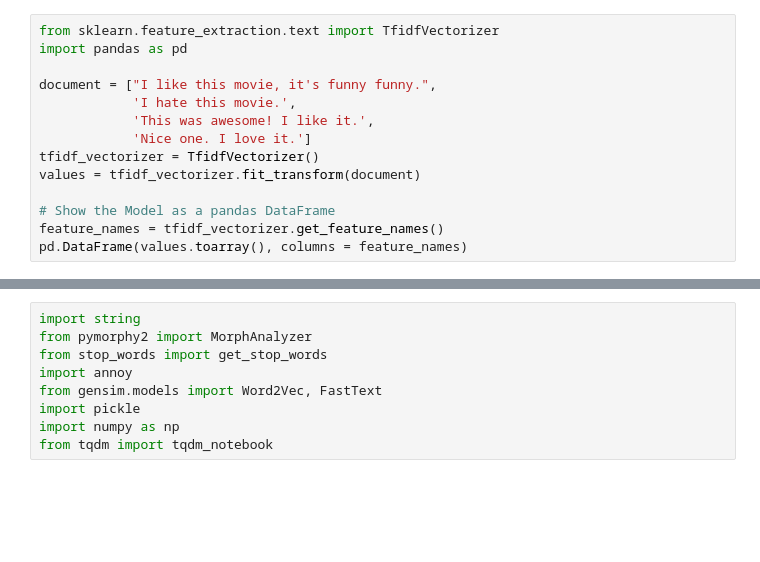
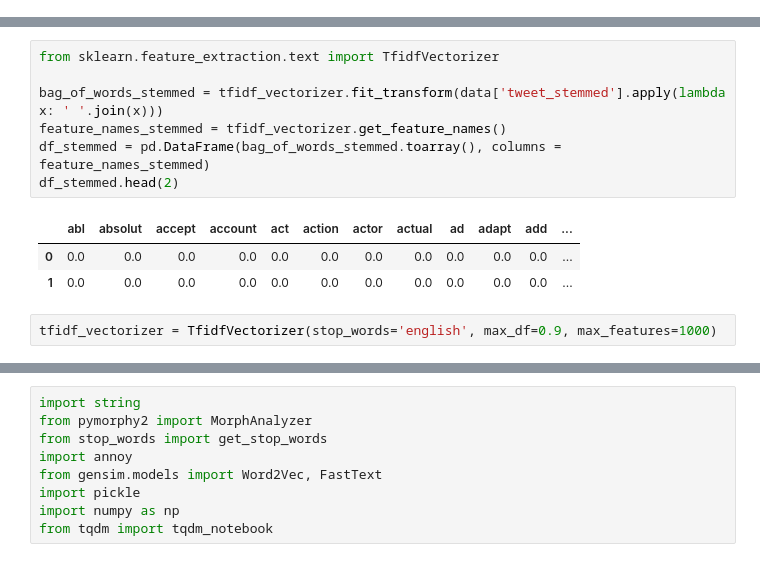
Before and after one commit to SemenovR/GB_IntroductionToNLP, a Jupyter notebook: lesson_2/lesson_2.ipynb, the cells around one changed output, grey strips where cells are left out. Drawn from its saved outputs; the diff is of its cells as text; blank space fills up the shorter version.

```diff
--- a/lesson_2/lesson_2.ipynb
+++ b/lesson_2/lesson_2.ipynb
@@ -127,14 +0,0 @@ TF-IDF (сокращение от term frequency — inverse document frequency)
-# %%
-from sklearn.feature_extraction.text import TfidfVectorizer
-import pandas as pd
-
-document = ["I like this movie, it's funny funny.",
-            'I hate this movie.',
-            'This was awesome! I like it.',
-            'Nice one. I love it.']
-tfidf_vectorizer = TfidfVectorizer()
-values = tfidf_vectorizer.fit_transform(document)
-
-# Show the Model as a pandas DataFrame
-feature_names = tfidf_vectorizer.get_feature_names()
-pd.DataFrame(values.toarray(), columns = feature_names)
@@ -343,0 +83,13 @@ print(result)
+# %%
+from sklearn.feature_extraction.text import TfidfVectorizer
+
+bag_of_words_stemmed = tfidf_vectorizer.fit_transform(data['tweet_stemmed'].apply(lambda x: ' '.join(x)))
+feature_names_stemmed = tfidf_vectorizer.get_feature_names()
+df_stemmed = pd.DataFrame(bag_of_words_stemmed.toarray(), columns = feature_names_stemmed)
+df_stemmed.head(2)
+# %% [output]
+|  | abl | absolut | accept | account | act | action | actor | actual | ad | adapt | add | ... |
+| 0 | 0.0 | 0.0 | 0.0 | 0.0 | 0.0 | 0.0 | 0.0 | 0.0 | 0.0 | 0.0 | 0.0 | ... |
+| 1 | 0.0 | 0.0 | 0.0 | 0.0 | 0.0 | 0.0 | 0.0 | 0.0 | 0.0 | 0.0 | 0.0 | ... |
+# %%
+tfidf_vectorizer = TfidfVectorizer(stop_words='english', max_df=0.9, max_features=1000)
```
Also changed, not shown: parts of 95 cells of this notebook, 1 other file.
